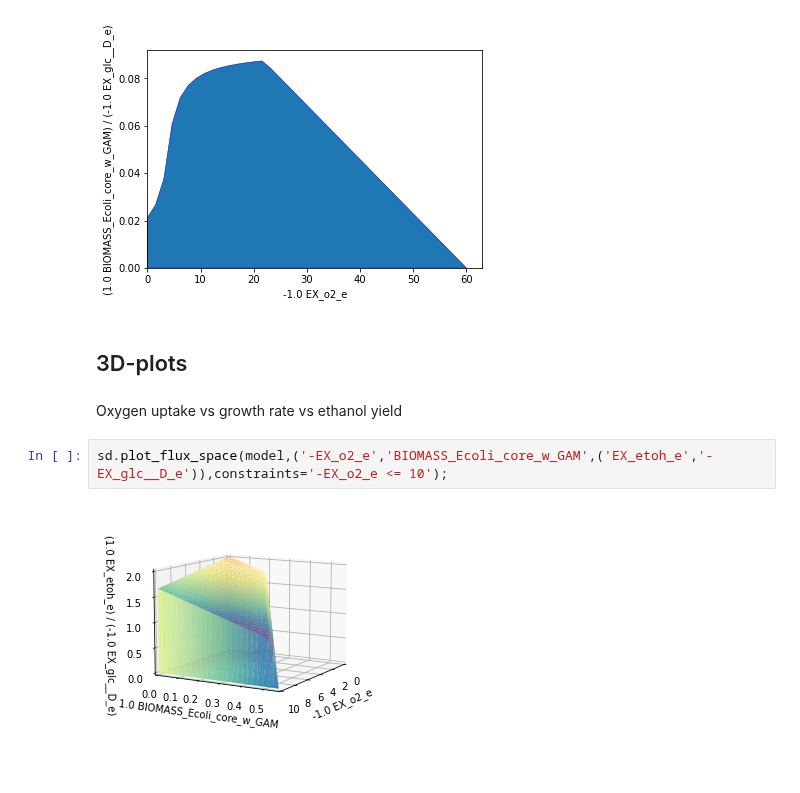
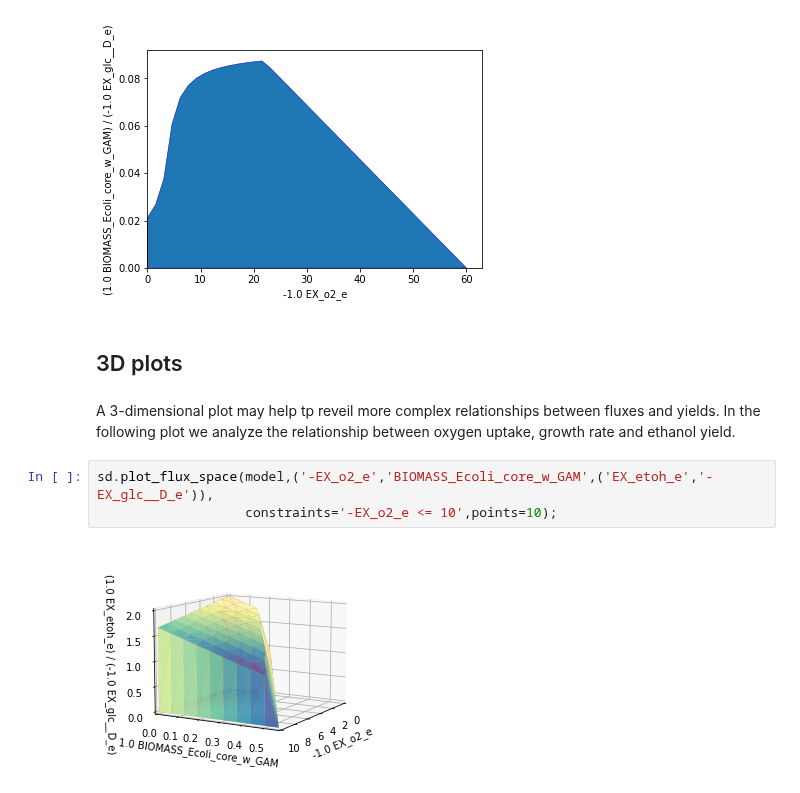
Before and after one commit to klamt-lab/straindesign, a Jupyter notebook: docs/source/examples/JN_03_plotting.ipynb, the cells around one changed output. Cells and saved outputs as stored; diff of their text form; blank space fills up the shorter version.

```diff
--- a/docs/source/examples/JN_03_plotting.ipynb
+++ b/docs/source/examples/JN_03_plotting.ipynb
@@ -70,10 +84,11 @@ sd.plot_flux_space(model,('-EX_o2_e',('BIOMASS_Ecoli_core_w_GAM','-EX_glc__D_e')
 # %% [output]
 [figure]
 # %% [markdown]
-## 3D-plots
+## 3D plots
-# %% [markdown]
-Oxygen uptake vs growth rate vs ethanol yield
+# %% [markdown]
+A 3-dimensional plot may help tp reveil more complex relationships between fluxes and yields. In the following plot we analyze the relationship between oxygen uptake, growth rate and ethanol yield.
 # %%
-sd.plot_flux_space(model,('-EX_o2_e','BIOMASS_Ecoli_core_w_GAM',('EX_etoh_e','-EX_glc__D_e')),constraints='-EX_o2_e <= 10');
+sd.plot_flux_space(model,('-EX_o2_e','BIOMASS_Ecoli_core_w_GAM',('EX_etoh_e','-EX_glc__D_e')),
+                   constraints='-EX_o2_e <= 10',points=10);
 # %% [output]
-[figure, old version]
+[figure, new version]
```
Also changed, not shown: parts of 24 cells of this notebook, 5 other files.
